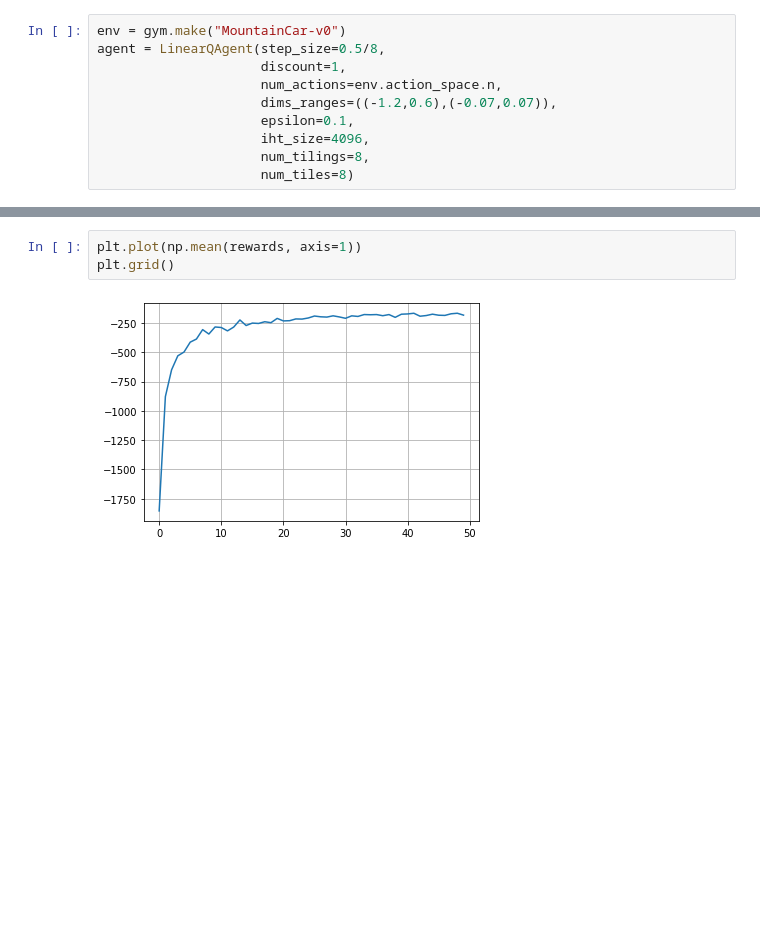
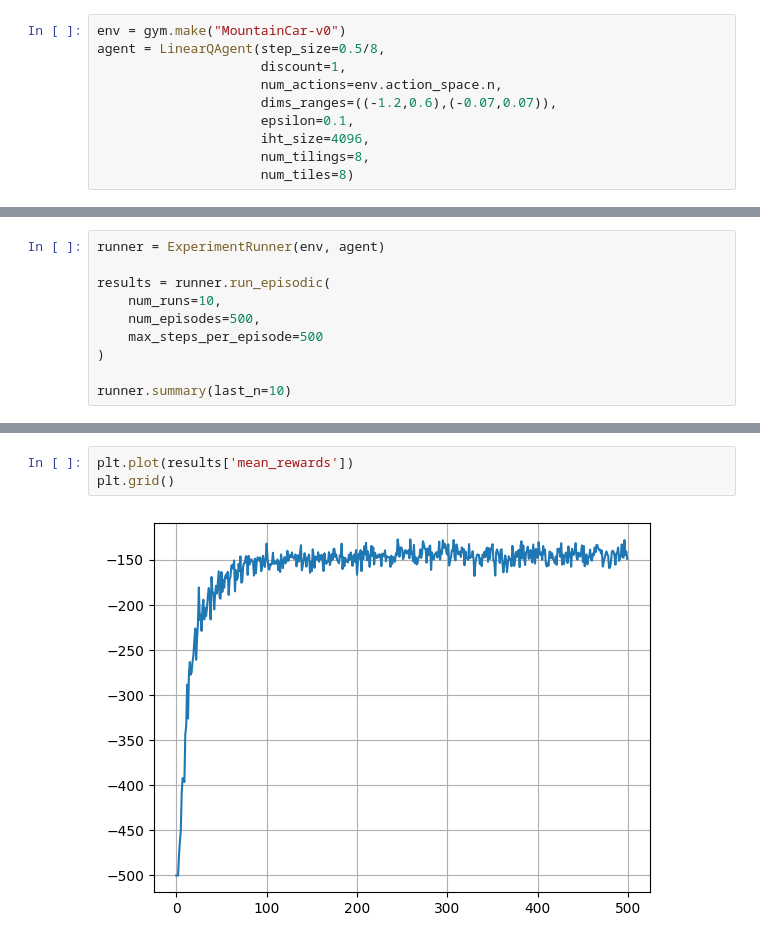
Before and after one commit to alejotoro-o/rlforge, a Jupyter notebook: examples/linearFunctionApproximation_mountainCar.ipynb, the cells around one changed output, grey strips where cells are left out. Cells and saved outputs as stored; diff of their text form; blank space fills up the shorter version.

```diff
--- a/examples/linearFunctionApproximation_mountainCar.ipynb
+++ b/examples/linearFunctionApproximation_mountainCar.ipynb
@@ -20,0 +21,10 @@ rewards, steps_per_episode = runEpisodicExperiment(env, agent, 10, 50, 10000)
+# %%
+runner = ExperimentRunner(env, agent)
+
+results = runner.run_episodic(
+    num_runs=10,
+    num_episodes=500,
+    max_steps_per_episode=500
+)
+
+runner.summary(last_n=10)
@@ -21,6 +46,6 @@ rewards, steps_per_episode = runEpisodicExperiment(env, agent, 10, 50, 10000)
 # %%
-plt.plot(np.mean(rewards, axis=1))
+plt.plot(results['mean_rewards'])
 plt.grid()
 # %% [output]
-[figure, old version]
+[figure, new version]
 # %%
```
Also changed, not shown: parts of 5 cells of this notebook, 37 other files.
